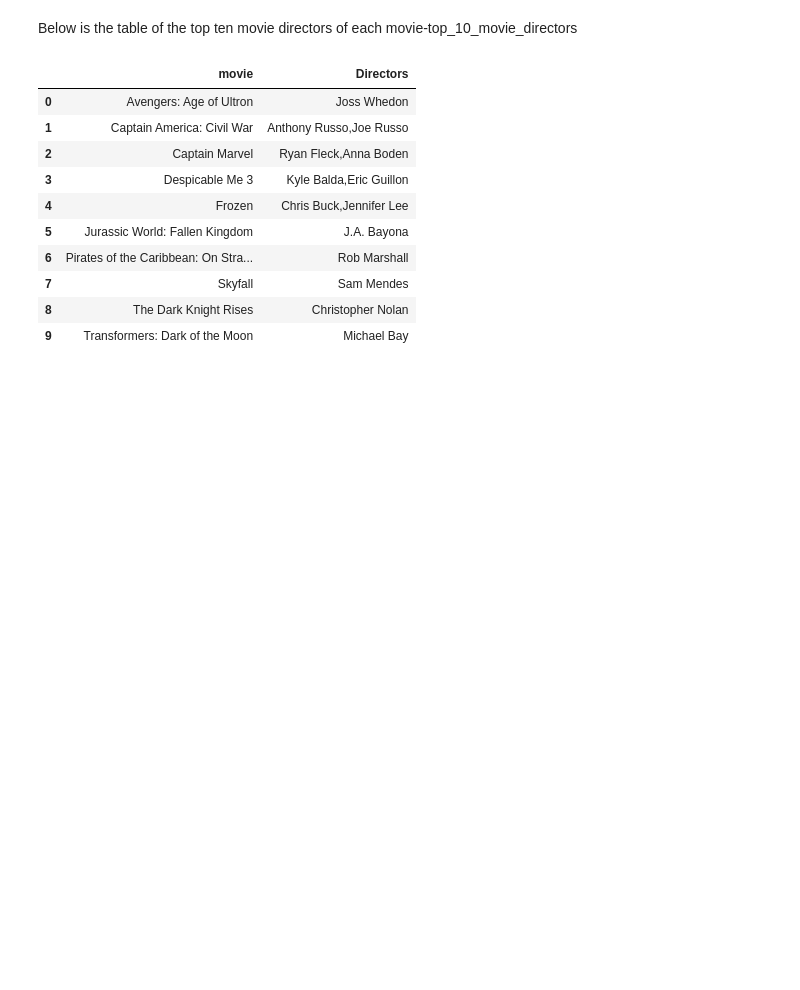
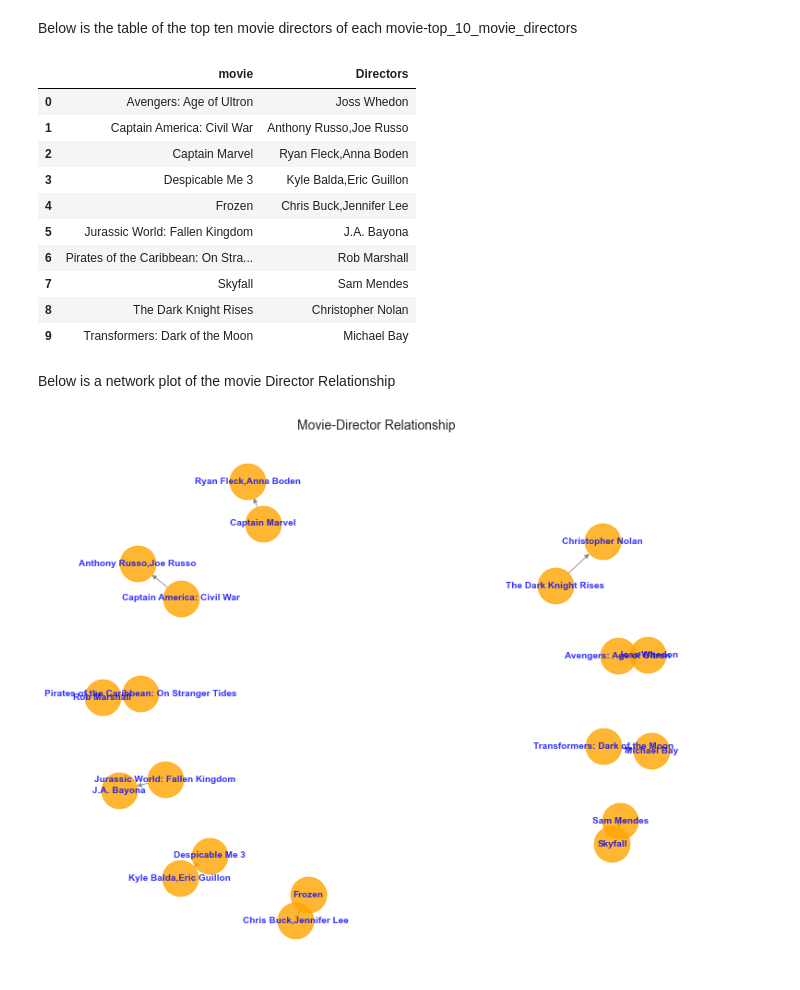
Before and after one commit to GraceRotich/project1-phaseone, a Jupyter notebook: student.ipynb, the cells around one changed output. Drawn from its saved outputs; the diff is of its cells as text; code cells hidden in the pictures; blank space fills up the shorter version.

```diff
--- a/student.ipynb
+++ b/student.ipynb
@@ -552,3 +572,26 @@ top_10_movie_directors
 | 7 | Skyfall | Sam Mendes |
 | 8 | The Dark Knight Rises | Christopher Nolan |
 | 9 | Transformers: Dark of the Moon | Michael Bay |
+# %% [markdown]
+Below is a network plot of the movie Director Relationship
+# %%
+import networkx as nx
+# Create the graph
+G = nx.from_pandas_edgelist(top_10_movie_directors, 'movie', 'Directors', create_using=nx.DiGraph())
+
+# Define the layout
+pos = nx.spring_layout(G, seed=42)  # Fixing seed for reproducibility
+
+# Draw the graph
+plt.figure(figsize=(10, 8))
+nx.draw(G, pos, with_labels=True, node_size=1500, node_color='orange', font_size=10, font_color='blue', font_weight='bold', edge_color='gray', width=1.0, arrowsize=10, alpha=0.8)
+
+# Adjust plot aesthetics
+plt.title("Movie-Director Relationship", fontsize=14)
+plt.tight_layout()  # Adjust layout to prevent overlapping labels
+plt.axis('off')     # Hide axis
+
+# Show plot
+plt.show()
+# %% [output]
+[figure, added]
```
Also changed, not shown: parts of 2 cells of this notebook.
